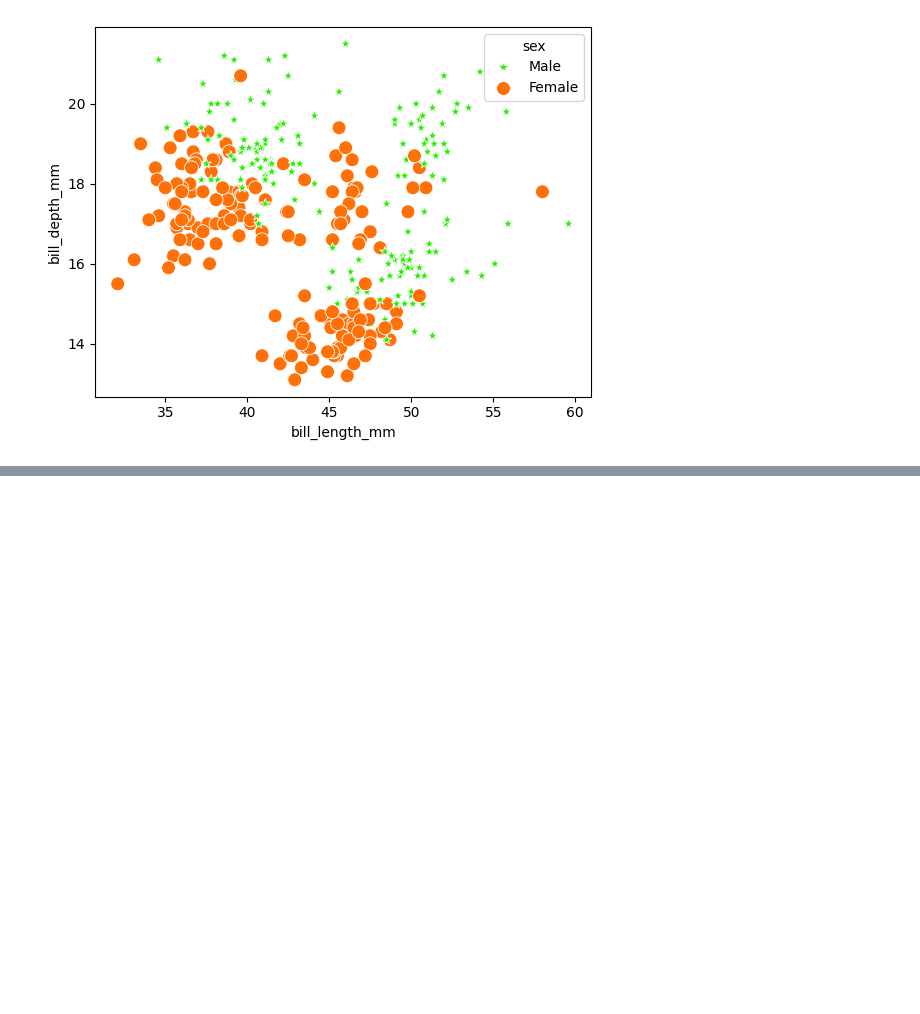
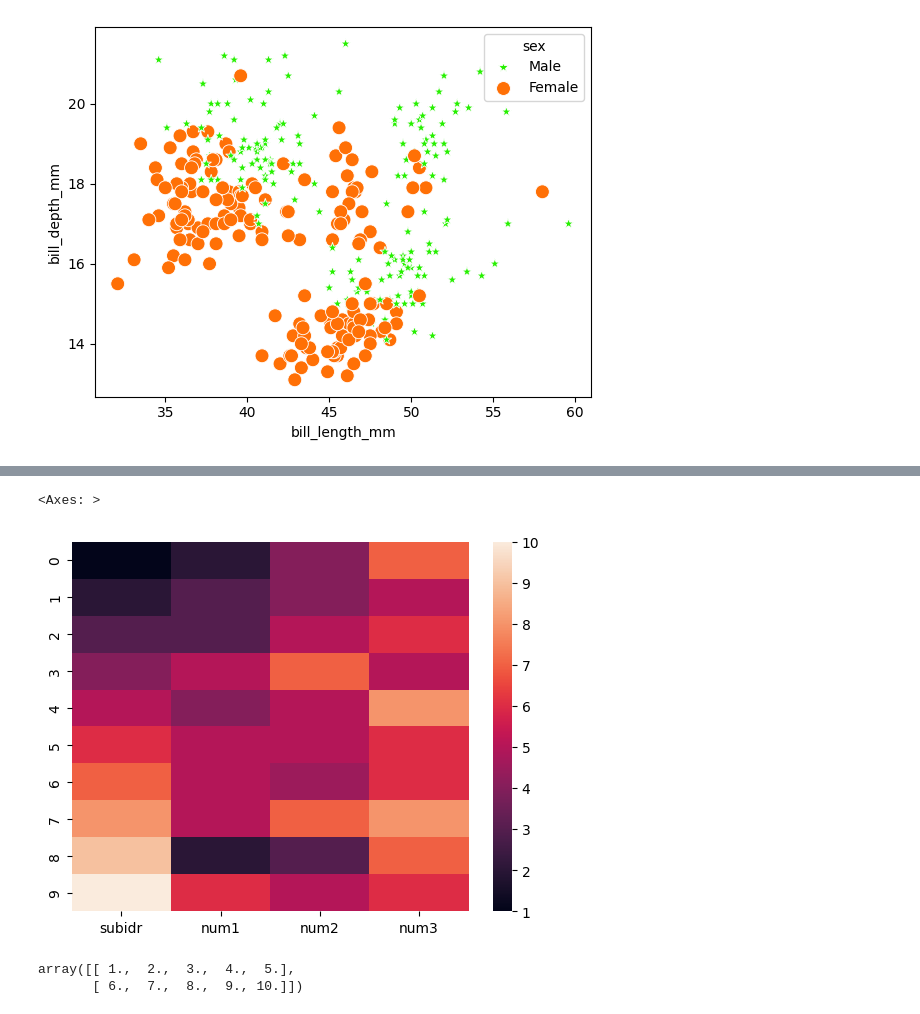
Before and after one commit to Srishti36912/python, a Jupyter notebook: python seaborn online/seaborn.ipynb, the cells around one changed output, grey strips where cells are left out. Saved outputs shown, nothing was run; the diff lists cells and outputs as text; code cells hidden in the pictures; blank space fills up the shorter version.

```diff
--- a/python seaborn online/seaborn.ipynb
+++ b/python seaborn online/seaborn.ipynb
@@ -171,0 +192,4 @@ plt.show()
+# %%
+data = sns.load_dataset("anagrams")
+x = data.drop(columns=['attnr'],axis=1).head(10)
+x
@@ -171,0 +208,11 @@ plt.show()
+# %%
+sns.heatmap(x)
+# %% [output]
+<Axes: >
+[figure, added]
+# %%
+var1 = np.linspace(1,10,10).reshape(2,5)
+var1
+# %% [output]
+array([[ 1.,  2.,  3.,  4.,  5.],
+       [ 6.,  7.,  8.,  9., 10.]])
```
Also changed, not shown: parts of 8 cells of this notebook.
